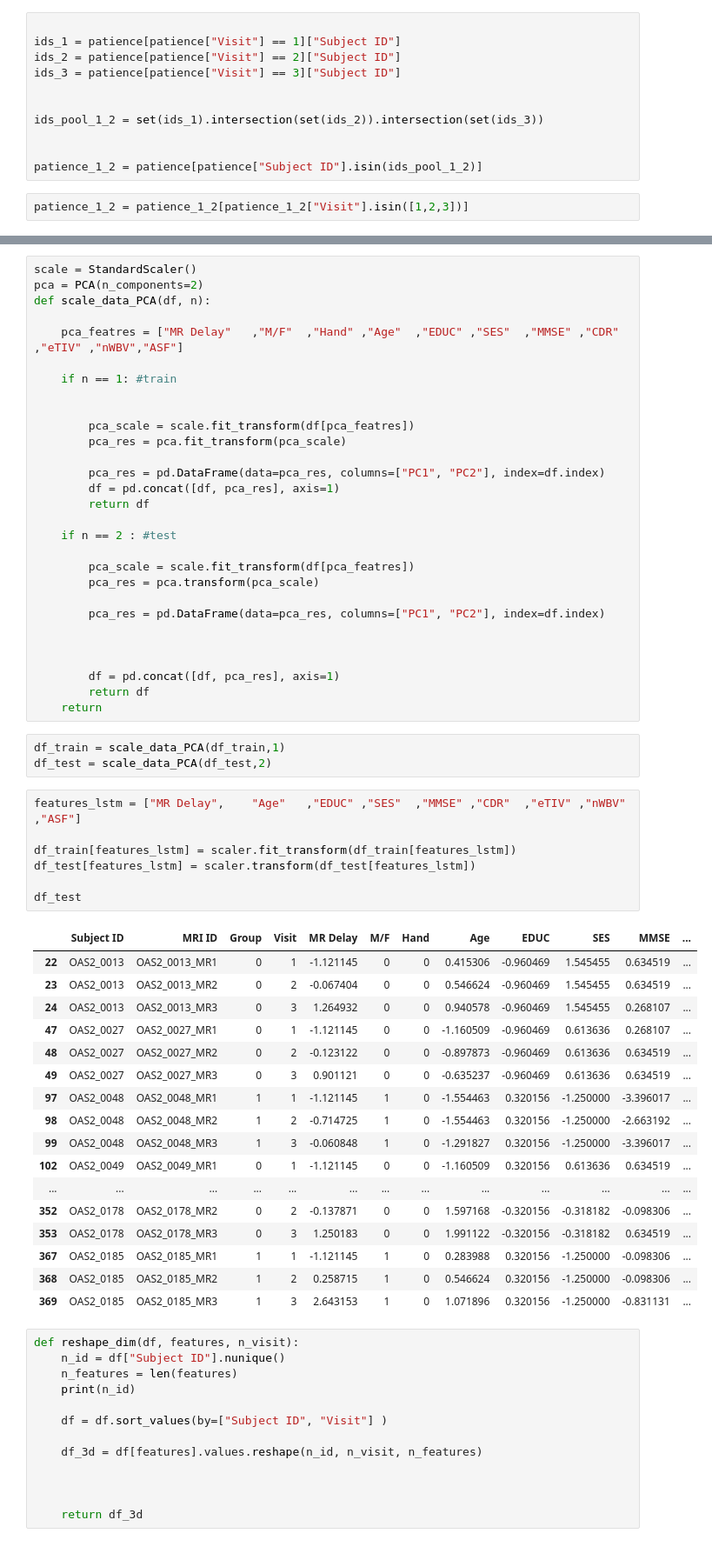
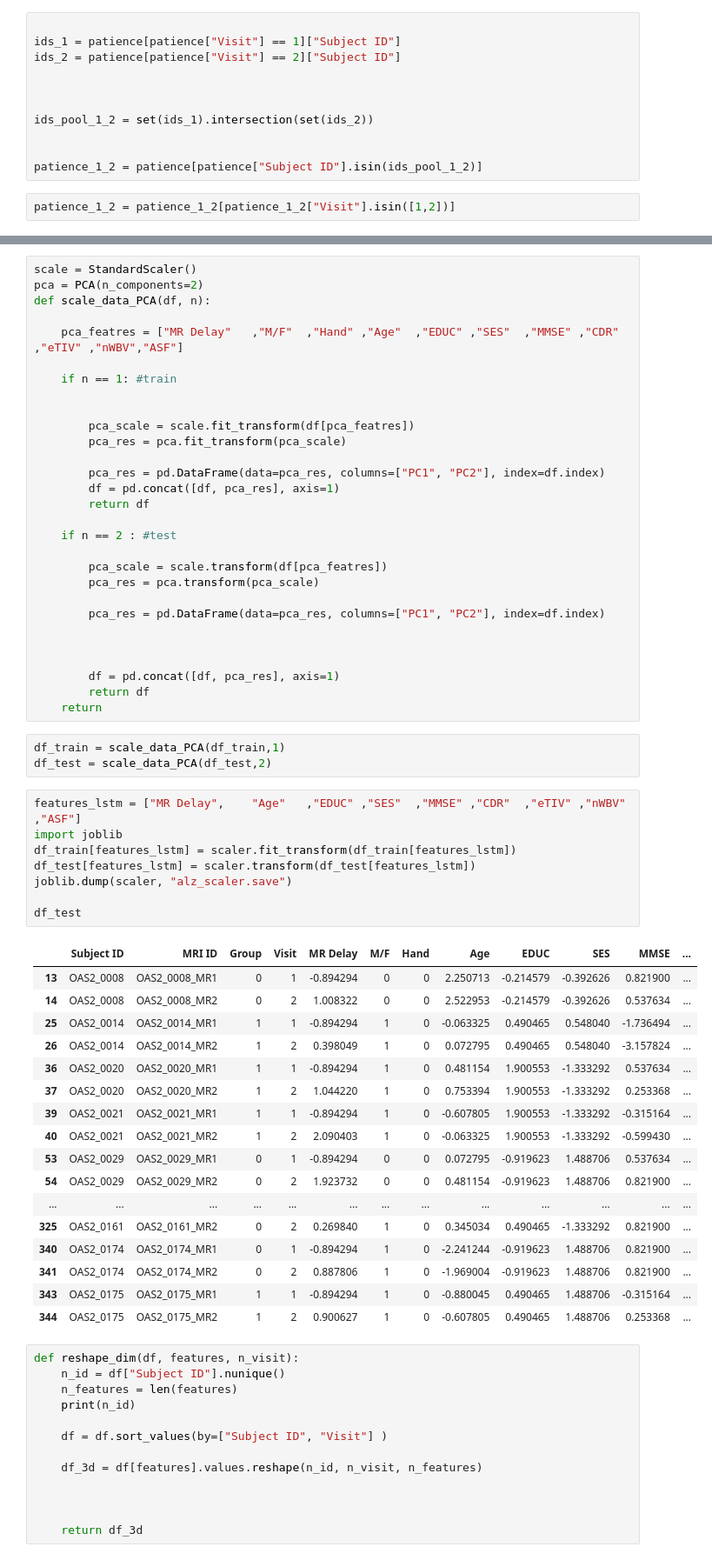
Before and after one commit to ichzann/MRI_and_Alzheimers, a Jupyter notebook: data_prep.ipynb, the cells around one changed output, grey strips where cells are left out. Shown at 87% size. Cells and saved outputs as stored; diff of their text form.

```diff
--- a/data_prep.ipynb
+++ b/data_prep.ipynb
@@ -386,15 +386,15 @@ patience
 
 ids_1 = patience[patience["Visit"] == 1]["Subject ID"]
 ids_2 = patience[patience["Visit"] == 2]["Subject ID"]
-ids_3 = patience[patience["Visit"] == 3]["Subject ID"]
 
 
-ids_pool_1_2 = set(ids_1).intersection(set(ids_2)).intersection(set(ids_3))
+
+ids_pool_1_2 = set(ids_1).intersection(set(ids_2))
 
 
 patience_1_2 = patience[patience["Subject ID"].isin(ids_pool_1_2)]
 # %%
-patience_1_2 = patience_1_2[patience_1_2["Visit"].isin([1,2,3])]
+patience_1_2 = patience_1_2[patience_1_2["Visit"].isin([1,2])]
 # %%
 patience_1_2
 # %% [output]
@@ -487,7 +497,7 @@ def scale_data_PCA(df, n):
 
     if n == 2 : #test
 
-        pca_scale = scale.fit_transform(df[pca_featres])
+        pca_scale = scale.transform(df[pca_featres])
         pca_res = pca.transform(pca_scale)
 
         pca_res = pd.DataFrame(data=pca_res, columns=["PC1", "PC2"], index=df.index)
@@ -502,29 +512,30 @@ df_train = scale_data_PCA(df_train,1)
 df_test = scale_data_PCA(df_test,2)
 # %%
 features_lstm = ["MR Delay",	"Age"	,"EDUC"	,"SES"	,"MMSE"	,"CDR"	,"eTIV"	,"nWBV"	,"ASF"]
-
+import joblib
 df_train[features_lstm] = scaler.fit_transform(df_train[features_lstm])
 df_test[features_lstm] = scaler.transform(df_test[features_lstm])
+joblib.dump(scaler, "alz_scaler.save")
 
 df_test
 # %% [output]
 |  | Subject ID | MRI ID | Group | Visit | MR Delay | M/F | Hand | Age | EDUC | SES | MMSE | ... |
-| 22 | OAS2_0013 | OAS2_0013_MR1 | 0 | 1 | -1.121145 | 0 | 0 | 0.415306 | -0.960469 | 1.545455 | 0.634519 | ... |
-| 23 | OAS2_0013 | OAS2_0013_MR2 | 0 | 2 | -0.067404 | 0 | 0 | 0.546624 | -0.960469 | 1.545455 | 0.634519 | ... |
-| 24 | OAS2_0013 | OAS2_0013_MR3 | 0 | 3 | 1.264932 | 0 | 0 | 0.940578 | -0.960469 | 1.545455 | 0.268107 | ... |
-| 47 | OAS2_0027 | OAS2_0027_MR1 | 0 | 1 | -1.121145 | 0 | 0 | -1.160509 | -0.960469 | 0.613636 | 0.268107 | ... |
-| 48 | OAS2_0027 | OAS2_0027_MR2 | 0 | 2 | -0.123122 | 0 | 0 | -0.897873 | -0.960469 | 0.613636 | 0.634519 | ... |
-| 49 | OAS2_0027 | OAS2_0027_MR3 | 0 | 3 | 0.901121 | 0 | 0 | -0.635237 | -0.960469 | 0.613636 | 0.634519 | ... |
-| 97 | OAS2_0048 | OAS2_0048_MR1 | 1 | 1 | -1.121145 | 1 | 0 | -1.554463 | 0.320156 | -1.250000 | -3.396017 | ... |
-| 98 | OAS2_0048 | OAS2_0048_MR2 | 1 | 2 | -0.714725 | 1 | 0 | -1.554463 | 0.320156 | -1.250000 | -2.663192 | ... |
-| 99 | OAS2_0048 | OAS2_0048_MR3 | 1 | 3 | -0.060848 | 1 | 0 | -1.291827 | 0.320156 | -1.250000 | -3.396017 | ... |
-| 102 | OAS2_0049 | OAS2_0049_MR1 | 0 | 1 | -1.121145 | 0 | 0 | -1.160509 | 0.320156 | 0.613636 | 0.634519 | ... |
+| 13 | OAS2_0008 | OAS2_0008_MR1 | 0 | 1 | -0.894294 | 0 | 0 | 2.250713 | -0.214579 | -0.392626 | 0.821900 | ... |
+| 14 | OAS2_0008 | OAS2_0008_MR2 | 0 | 2 | 1.008322 | 0 | 0 | 2.522953 | -0.214579 | -0.392626 | 0.537634 | ... |
+| 25 | OAS2_0014 | OAS2_0014_MR1 | 1 | 1 | -0.894294 | 1 | 0 | -0.063325 | 0.490465 | 0.548040 | -1.736494 | ... |
+| 26 | OAS2_0014 | OAS2_0014_MR2 | 1 | 2 | 0.398049 | 1 | 0 | 0.072795 | 0.490465 | 0.548040 | -3.157824 | ... |
+| 36 | OAS2_0020 | OAS2_0020_MR1 | 1 | 1 | -0.894294 | 1 | 0 | 0.481154 | 1.900553 | -1.333292 | 0.537634 | ... |
+| 37 | OAS2_0020 | OAS2_0020_MR2 | 1 | 2 | 1.044220 | 1 | 0 | 0.753394 | 1.900553 | -1.333292 | 0.253368 | ... |
+| 39 | OAS2_0021 | OAS2_0021_MR1 | 1 | 1 | -0.894294 | 1 | 0 | -0.607805 | 1.900553 | -1.333292 | -0.315164 | ... |
+| 40 | OAS2_0021 | OAS2_0021_MR2 | 1 | 2 | 2.090403 | 1 | 0 | -0.063325 | 1.900553 | -1.333292 | -0.599430 | ... |
+| 53 | OAS2_0029 | OAS2_0029_MR1 | 0 | 1 | -0.894294 | 0 | 0 | 0.072795 | -0.919623 | 1.488706 | 0.537634 | ... |
+| 54 | OAS2_0029 | OAS2_0029_MR2 | 0 | 2 | 1.923732 | 0 | 0 | 0.481154 | -0.919623 | 1.488706 | 0.821900 | ... |
 | ... | ... | ... | ... | ... | ... | ... | ... | ... | ... | ... | ... | ... |
-| 352 | OAS2_0178 | OAS2_0178_MR2 | 0 | 2 | -0.137871 | 0 | 0 | 1.597168 | -0.320156 | -0.318182 | -0.098306 | ... |
-| 353 | OAS2_0178 | OAS2_0178_MR3 | 0 | 3 | 1.250183 | 0 | 0 | 1.991122 | -0.320156 | -0.318182 | 0.634519 | ... |
-| 367 | OAS2_0185 | OAS2_0185_MR1 | 1 | 1 | -1.121145 | 1 | 0 | 0.283988 | 0.320156 | -1.250000 | -0.098306 | ... |
-| 368 | OAS2_0185 | OAS2_0185_MR2 | 1 | 2 | 0.258715 | 1 | 0 | 0.546624 | 0.320156 | -1.250000 | -0.098306 | ... |
-| 369 | OAS2_0185 | OAS2_0185_MR3 | 1 | 3 | 2.643153 | 1 | 0 | 1.071896 | 0.320156 | -1.250000 | -0.831131 | ... |
+| 325 | OAS2_0161 | OAS2_0161_MR2 | 0 | 2 | 0.269840 | 1 | 0 | 0.345034 | 0.490465 | -1.333292 | 0.821900 | ... |
+| 340 | OAS2_0174 | OAS2_0174_MR1 | 0 | 1 | -0.894294 | 1 | 0 | -2.241244 | -0.919623 | 1.488706 | 0.821900 | ... |
+| 341 | OAS2_0174 | OAS2_0174_MR2 | 0 | 2 | 0.887806 | 1 | 0 | -1.969004 | -0.919623 | 1.488706 | 0.821900 | ... |
+| 343 | OAS2_0175 | OAS2_0175_MR1 | 1 | 1 | -0.894294 | 1 | 0 | -0.880045 | 0.490465 | 1.488706 | -0.315164 | ... |
+| 344 | OAS2_0175 | OAS2_0175_MR2 | 1 | 2 | 0.900627 | 1 | 0 | -0.607805 | 0.490465 | 1.488706 | 0.253368 | ... |
 # %%
 def reshape_dim(df, features, n_visit):
     n_id = df["Subject ID"].nunique()
```
Also changed, not shown: parts of 28 cells of this notebook, 3 other files.
